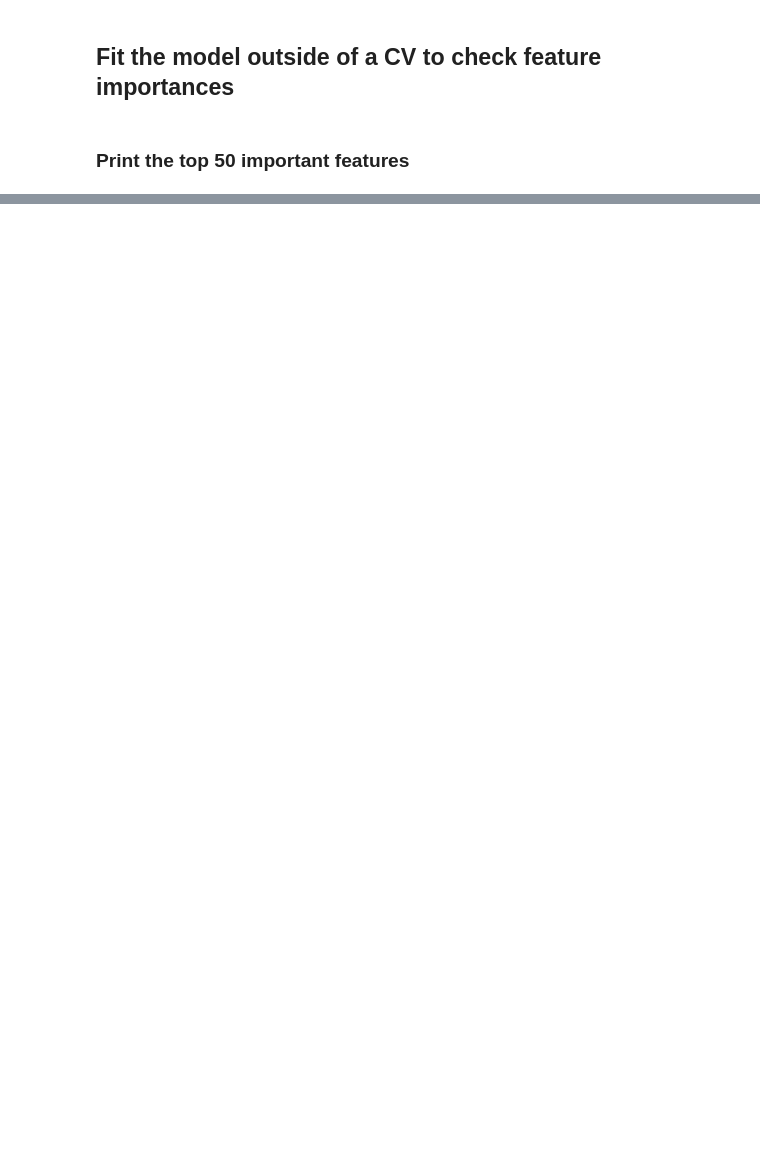
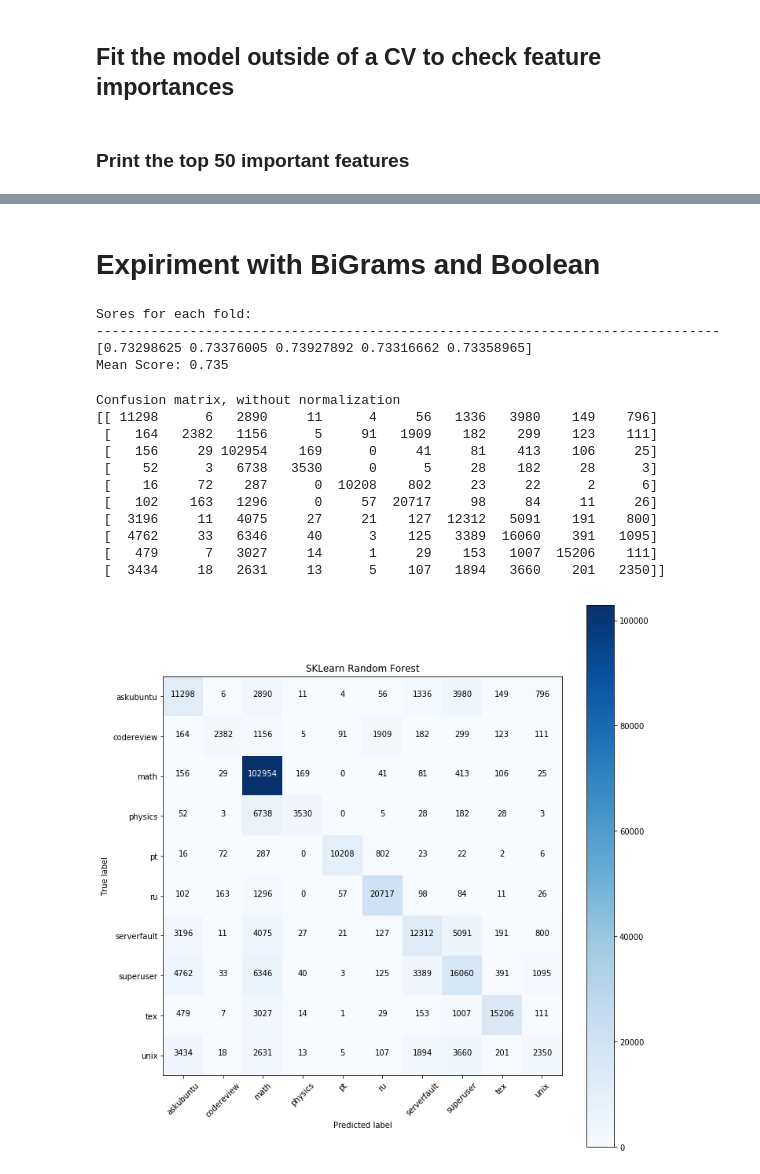
Before and after one commit to jeff1evesque/ist-664, a Jupyter notebook: StackOverflow/StackOverflow_SKLearn.ipynb, the cells around one changed output, grey strips where cells are left out. Cells and saved outputs as stored; diff of their text form; code cells hidden in the pictures; blank space fills up the shorter version.

```diff
--- a/StackOverflow/StackOverflow_SKLearn.ipynb
+++ b/StackOverflow/StackOverflow_SKLearn.ipynb
@@ -220,0 +287,17 @@ estou
+# %% [markdown]
+# Expiriment with BiGrams and Boolean
+# %%
+bg_rf_pipe = Pipeline([('vector',CountVectorizer(binary=True,
+                                                      encoding='utf-8',
+                                                      stop_words=eng_stopwords,
+                                                      lowercase=True,
+                                                      ngram_range=(2,2),
+                                                      #min_df=.0005,
+                                                      #max_df=.20,
+                                                      #norm='l2',
+                                                      #use_idf=True,
+                                                      strip_accents='unicode',
+                                                      tokenizer=tokenize,
+                                                      )),
+                     ('rf',RandomForestClassifier())
+                    ])
@@ -220,0 +306,28 @@ estou
+# %%
+print('Sores for each fold:\n{}\n{}\nMean Score: {:.3f}'.format('-'*80,bg_scores,bg_scores.mean()))
+# %% [output]
+Sores for each fold:
+--------------------------------------------------------------------------------
+[0.73298625 0.73376005 0.73927892 0.73316662 0.73358965]
+Mean Score: 0.735
+# %%
+bg_y_pred = cross_val_predict(bg_rf_pipe,X=sampled_df['question'],y=sampled_df['channel'],cv=5)
+# %%
+bg_rf_cm = confusion_matrix(y_true=sampled_df['channel'],y_pred=bg_y_pred)
+# %%
+plt.figure(figsize=(10,10))
+plot_confusion_matrix(bg_rf_cm,normalize=False,classes=['askubuntu','codereview','math','physics','pt','ru','serverfault','superuser','tex','unix'],title="SKLearn Random Forest")
+plt.savefig('sklearn_bg_rf_cm.jpg')
+# %% [output]
+Confusion matrix, without normalization
+[[ 11298      6   2890     11      4     56   1336   3980    149    796]
+ [   164   2382   1156      5     91   1909    182    299    123    111]
+ [   156     29 102954    169      0     41     81    413    106     25]
+ [    52      3   6738   3530      0      5     28    182     28      3]
+ [    16     72    287      0  10208    802     23     22      2      6]
+ [   102    163   1296      0     57  20717     98     84     11     26]
+ [  3196     11   4075     27     21    127  12312   5091    191    800]
+ [  4762     33   6346     40      3    125   3389  16060    391   1095]
+ [   479      7   3027     14      1     29    153   1007  15206    111]
+ [  3434     18   2631     13      5    107   1894   3660    201   2350]]
+[figure, added]
```
Also changed, not shown: parts of 21 cells of this notebook, 7 other files.
